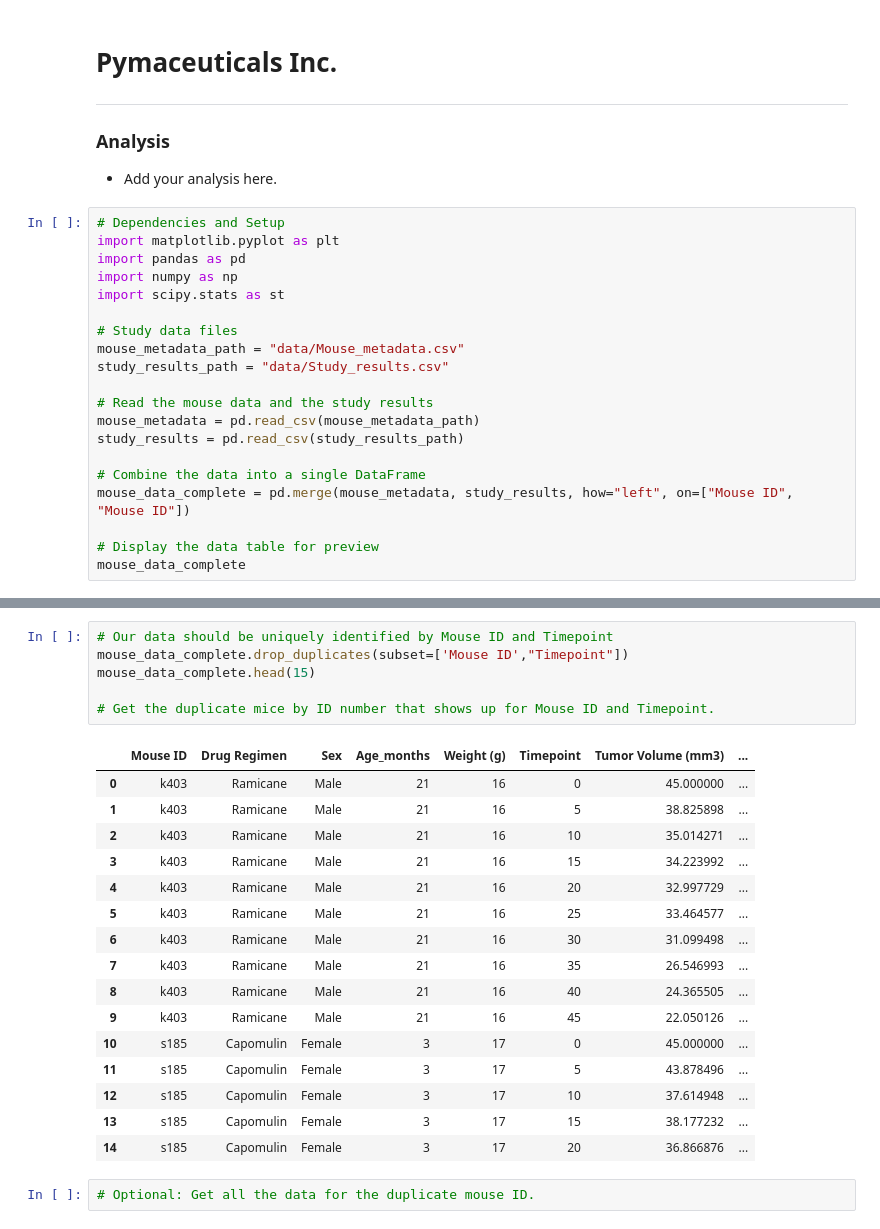
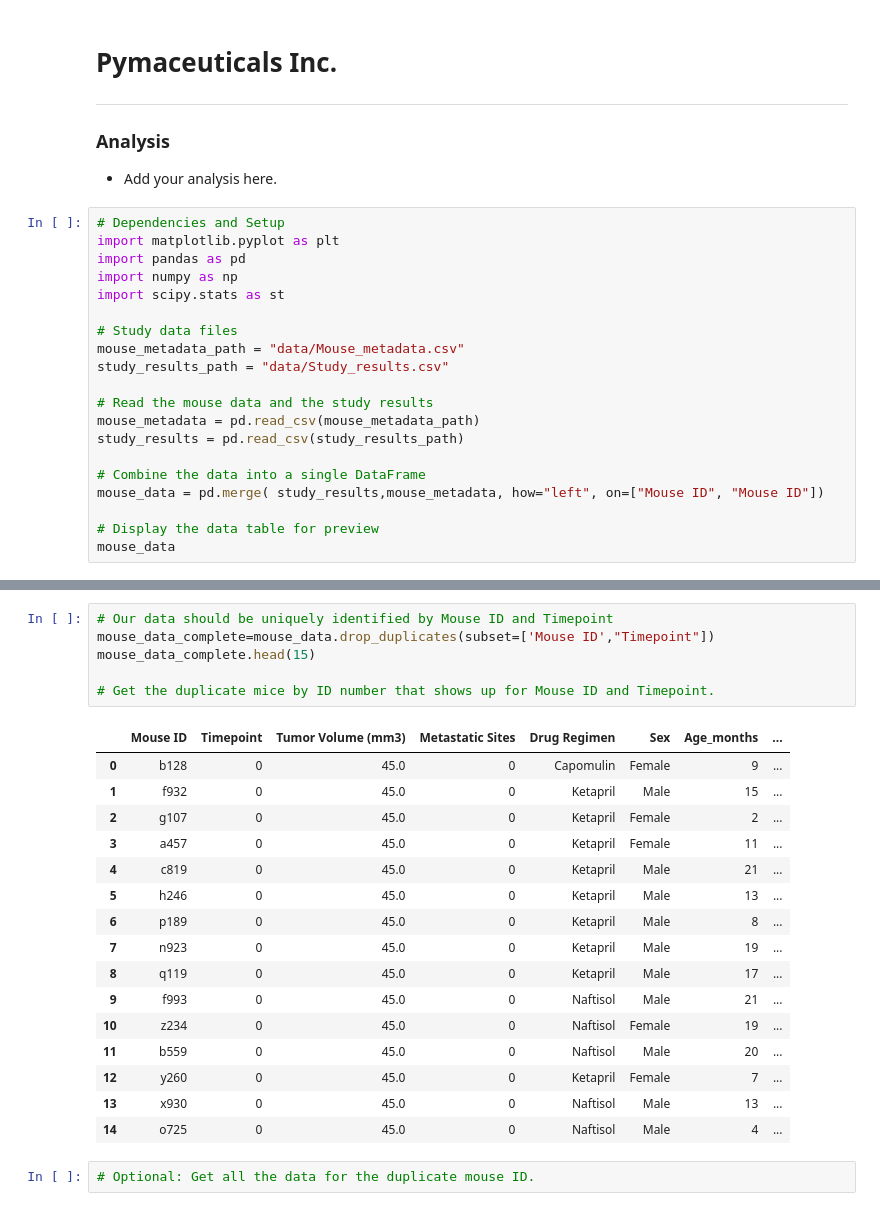
Before and after one commit to Victarrion/05_MODULE_challenge, a Jupyter notebook: Starter_Code/Pymaceuticals/pymaceuticals_starter.ipynb, the cells around one changed output, grey strips where cells are left out. Cells and saved outputs as stored; diff of their text form.

```diff
--- a/Starter_Code/Pymaceuticals/pymaceuticals_starter.ipynb
+++ b/Starter_Code/Pymaceuticals/pymaceuticals_starter.ipynb
@@ -21,8 +21,8 @@ mouse_metadata = pd.read_csv(mouse_metadata_path)
 study_results = pd.read_csv(study_results_path)
 
 # Combine the data into a single DataFrame
-mouse_data_complete = pd.merge(mouse_metadata, study_results, how="left", on=["Mouse ID", "Mouse ID"])
+mouse_data = pd.merge( study_results,mouse_metadata, how="left", on=["Mouse ID", "Mouse ID"])
 
 # Display the data table for preview
-mouse_data_complete
+mouse_data
 # %% [output]
@@ -48,27 +48,27 @@ Number of Mice tested:
 249
 # %%
 # Our data should be uniquely identified by Mouse ID and Timepoint
-mouse_data_complete.drop_duplicates(subset=['Mouse ID',"Timepoint"])
+mouse_data_complete=mouse_data.drop_duplicates(subset=['Mouse ID',"Timepoint"])
 mouse_data_complete.head(15)
 
 # Get the duplicate mice by ID number that shows up for Mouse ID and Timepoint.
 # %% [output]
-|  | Mouse ID | Drug Regimen | Sex | Age_months | Weight (g) | Timepoint | Tumor Volume (mm3) | ... |
-| 0 | k403 | Ramicane | Male | 21 | 16 | 0 | 45.000000 | ... |
-| 1 | k403 | Ramicane | Male | 21 | 16 | 5 | 38.825898 | ... |
-| 2 | k403 | Ramicane | Male | 21 | 16 | 10 | 35.014271 | ... |
-| 3 | k403 | Ramicane | Male | 21 | 16 | 15 | 34.223992 | ... |
-| 4 | k403 | Ramicane | Male | 21 | 16 | 20 | 32.997729 | ... |
-| 5 | k403 | Ramicane | Male | 21 | 16 | 25 | 33.464577 | ... |
-| 6 | k403 | Ramicane | Male | 21 | 16 | 30 | 31.099498 | ... |
-| 7 | k403 | Ramicane | Male | 21 | 16 | 35 | 26.546993 | ... |
-| 8 | k403 | Ramicane | Male | 21 | 16 | 40 | 24.365505 | ... |
-| 9 | k403 | Ramicane | Male | 21 | 16 | 45 | 22.050126 | ... |
-| 10 | s185 | Capomulin | Female | 3 | 17 | 0 | 45.000000 | ... |
-| 11 | s185 | Capomulin | Female | 3 | 17 | 5 | 43.878496 | ... |
-| 12 | s185 | Capomulin | Female | 3 | 17 | 10 | 37.614948 | ... |
-| 13 | s185 | Capomulin | Female | 3 | 17 | 15 | 38.177232 | ... |
-| 14 | s185 | Capomulin | Female | 3 | 17 | 20 | 36.866876 | ... |
+|  | Mouse ID | Timepoint | Tumor Volume (mm3) | Metastatic Sites | Drug Regimen | Sex | Age_months | ... |
+| 0 | b128 | 0 | 45.0 | 0 | Capomulin | Female | 9 | ... |
+| 1 | f932 | 0 | 45.0 | 0 | Ketapril | Male | 15 | ... |
+| 2 | g107 | 0 | 45.0 | 0 | Ketapril | Female | 2 | ... |
+| 3 | a457 | 0 | 45.0 | 0 | Ketapril | Female | 11 | ... |
+| 4 | c819 | 0 | 45.0 | 0 | Ketapril | Male | 21 | ... |
+| 5 | h246 | 0 | 45.0 | 0 | Ketapril | Male | 13 | ... |
+| 6 | p189 | 0 | 45.0 | 0 | Ketapril | Male | 8 | ... |
+| 7 | n923 | 0 | 45.0 | 0 | Ketapril | Male | 19 | ... |
+| 8 | q119 | 0 | 45.0 | 0 | Ketapril | Male | 17 | ... |
+| 9 | f993 | 0 | 45.0 | 0 | Naftisol | Male | 21 | ... |
+| 10 | z234 | 0 | 45.0 | 0 | Naftisol | Female | 19 | ... |
+| 11 | b559 | 0 | 45.0 | 0 | Naftisol | Male | 20 | ... |
+| 12 | y260 | 0 | 45.0 | 0 | Ketapril | Female | 7 | ... |
+| 13 | x930 | 0 | 45.0 | 0 | Naftisol | Male | 13 | ... |
+| 14 | o725 | 0 | 45.0 | 0 | Naftisol | Male | 4 | ... |
 # %%
 # Optional: Get all the data for the duplicate mouse ID.
 # %%
```
Also changed, not shown: parts of 17 cells of this notebook.
